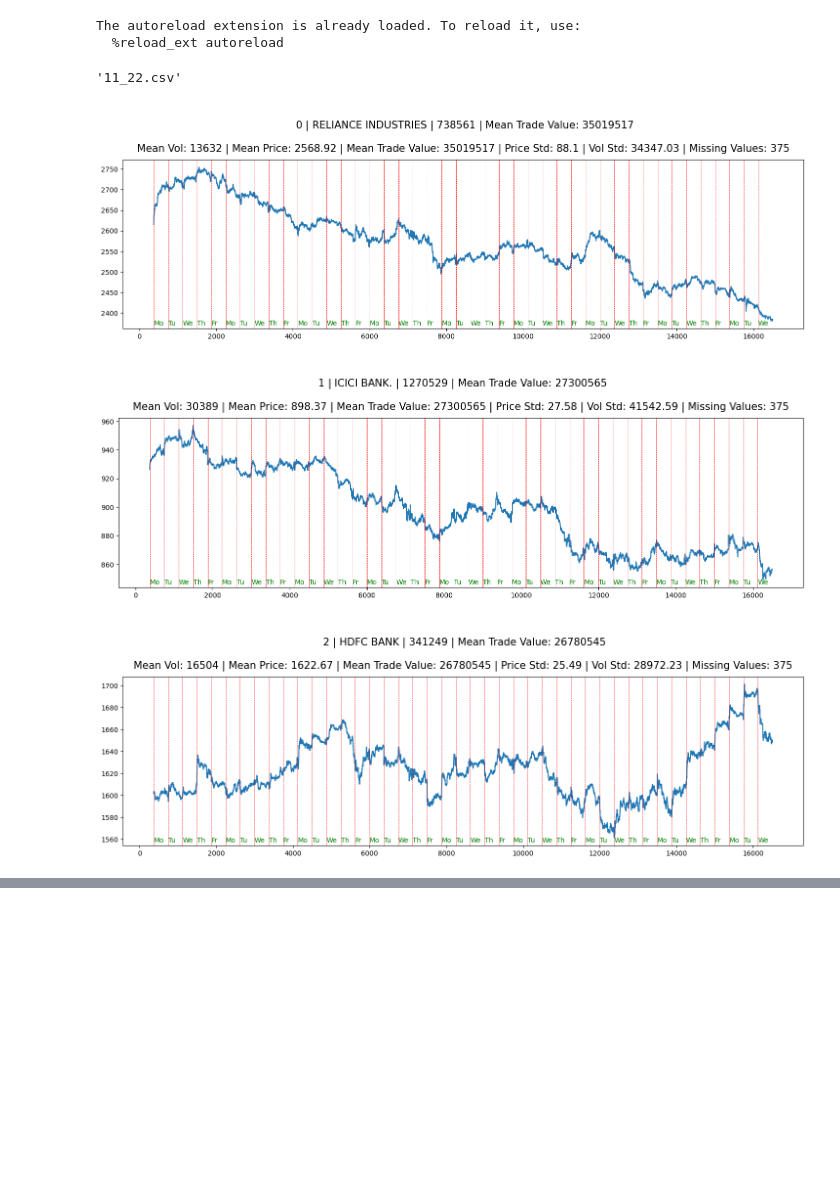
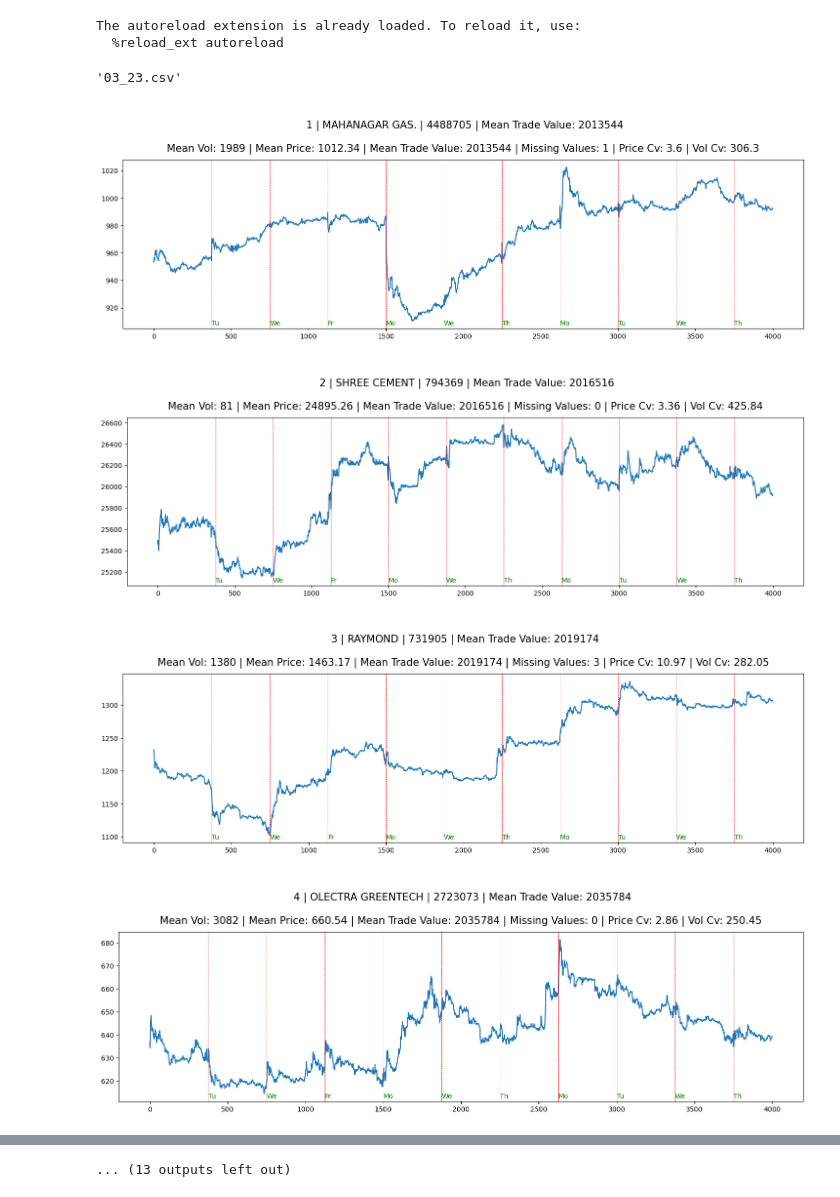
Before and after one commit to akashanand93/maestro, a Jupyter notebook: datagen/data_view.ipynb, the cells around one changed output, grey strips where cells are left out. Saved outputs shown, nothing was run; the diff lists cells and outputs as text; code cells hidden in the pictures; blank space fills up the shorter version.

```diff
--- a/datagen/data_view.ipynb
+++ b/datagen/data_view.ipynb
@@ -27,17 +29,18 @@ instrument_file = "{}/{}".format(data_dir, config['stock_meta'])
 instrumen_config = json.load(open(instrument_file, "r"))
 instrumen_config = {i['instrument_token']: i for i in instrumen_config}
 # %%
-file = os.listdir(ltsf)[1]
+file = [i for i in os.listdir(ltsf) if i.endswith('csv')][0]
 file
 # %% [output]
-'11_22.csv'
+'03_23.csv'
 # %%
 df = pd.read_csv("{}/{}".format(csv_dir, file))
 # %%
-visuals = VisualizeData(config_file, df, sort_by='mean_trade_value', reverse=True)
+visuals = VisualizeData(config_file, df, sort_by='mean_trade_value', reverse=False, ltsf_file='03_23')
 # %%
-visuals.plot(samples=3, day_separation=1, name_start=None)
+visuals.plot(samples=200, day_separation=1, name_start=None, segment=[0,4000])
 # %% [output]
-[figure, old version]
+[figure, new version]
-[figure, old version]
+[figure, new version]
-[figure, old version]
+[figure, new version]
+[figure, added]
@@ -43,0 +55 @@ visuals.plot(samples=3, day_separation=1, name_start=None)
+... (13 outputs left out)
```
Also changed, not shown: parts of 6 cells of this notebook, 2 other files.
